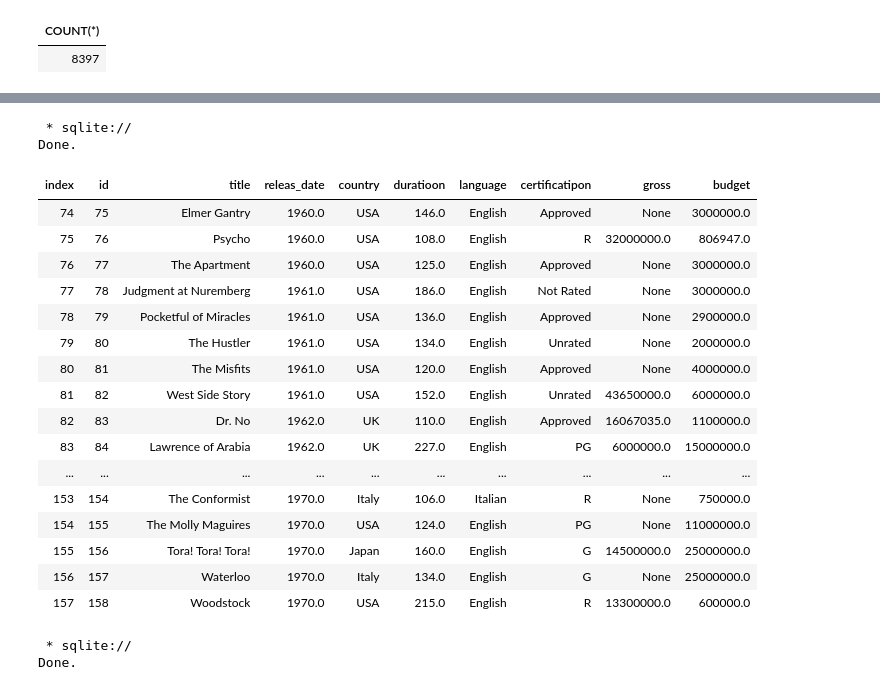
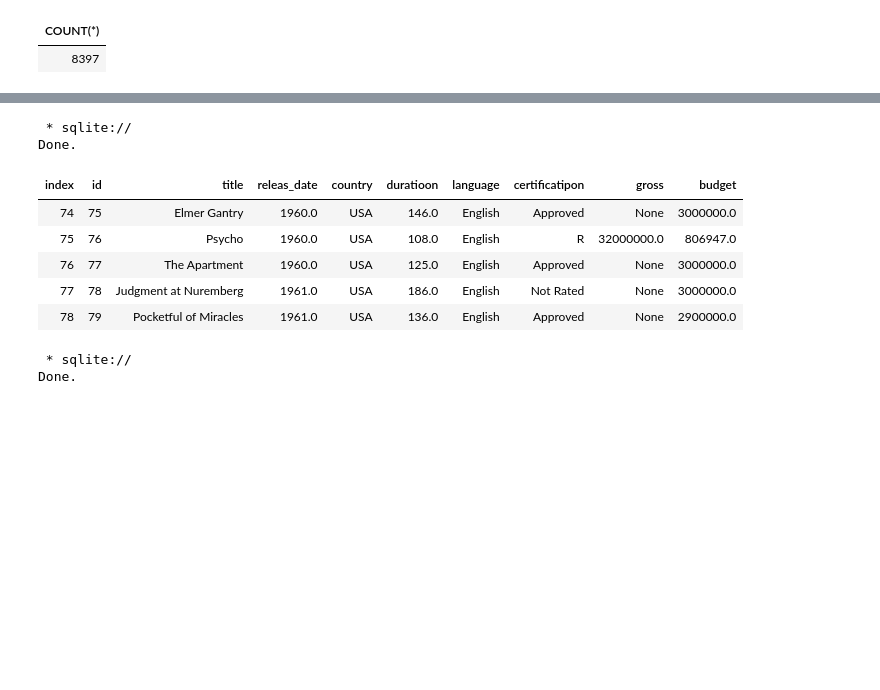
Before and after one commit to UznetDev/Data-science-home-work, a Jupyter notebook: 16_Avg_2024_home_work.ipynb, the cells around one changed output, grey strips where cells are left out. Drawn from its saved outputs; the diff is of its cells as text; code cells hidden in the pictures; blank space fills up the shorter version.

```diff
--- a/16_Avg_2024_home_work.ipynb
+++ b/16_Avg_2024_home_work.ipynb
@@ -188,24 +197,14 @@ Done.
 # %%
 %%sql SELECT * FROM films
 WHERE releas_date BETWEEN '1960.0' AND '1970.0'
+LIMIT 5;
 # %% [output]
  * sqlite://
 Done.
 | index | id | title | releas_date | country | duratioon | language | certificatipon | gross | budget |
 | 74 | 75 | Elmer Gantry | 1960.0 | USA | 146.0 | English | Approved | None | 3000000.0 |
 | 75 | 76 | Psycho | 1960.0 | USA | 108.0 | English | R | 32000000.0 | 806947.0 |
 | 76 | 77 | The Apartment | 1960.0 | USA | 125.0 | English | Approved | None | 3000000.0 |
 | 77 | 78 | Judgment at Nuremberg | 1961.0 | USA | 186.0 | English | Not Rated | None | 3000000.0 |
 | 78 | 79 | Pocketful of Miracles | 1961.0 | USA | 136.0 | English | Approved | None | 2900000.0 |
-| 79 | 80 | The Hustler | 1961.0 | USA | 134.0 | English | Unrated | None | 2000000.0 |
-| 80 | 81 | The Misfits | 1961.0 | USA | 120.0 | English | Approved | None | 4000000.0 |
-| 81 | 82 | West Side Story | 1961.0 | USA | 152.0 | English | Unrated | 43650000.0 | 6000000.0 |
-| 82 | 83 | Dr. No | 1962.0 | UK | 110.0 | English | Approved | 16067035.0 | 1100000.0 |
-| 83 | 84 | Lawrence of Arabia | 1962.0 | UK | 227.0 | English | PG | 6000000.0 | 15000000.0 |
-| ... | ... | ... | ... | ... | ... | ... | ... | ... | ... |
-| 153 | 154 | The Conformist | 1970.0 | Italy | 106.0 | Italian | R | None | 750000.0 |
-| 154 | 155 | The Molly Maguires | 1970.0 | USA | 124.0 | English | PG | None | 11000000.0 |
-| 155 | 156 | Tora! Tora! Tora! | 1970.0 | Japan | 160.0 | English | G | 14500000.0 | 25000000.0 |
-| 156 | 157 | Waterloo | 1970.0 | Italy | 134.0 | English | G | None | 25000000.0 |
-| 157 | 158 | Woodstock | 1970.0 | USA | 215.0 | English | R | 13300000.0 | 600000.0 |
 # %%
```
Also changed, not shown: parts of 33 cells of this notebook.
